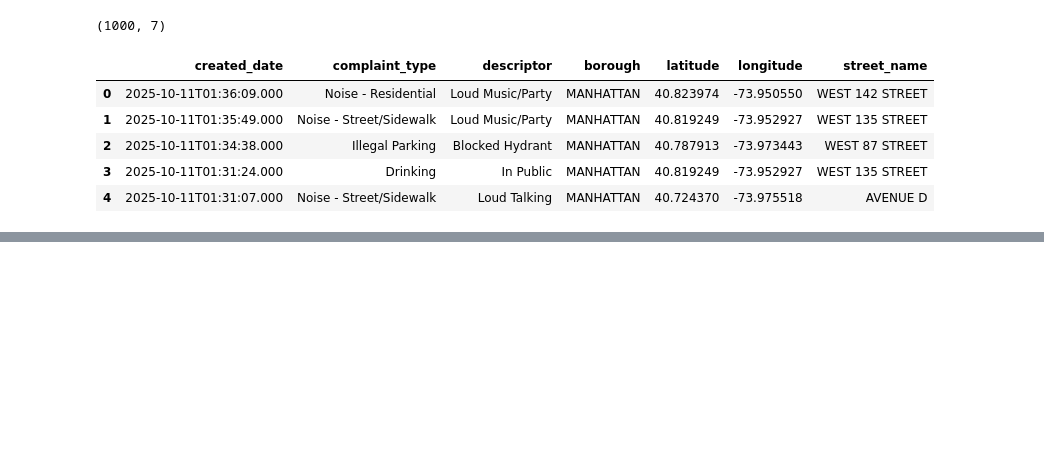
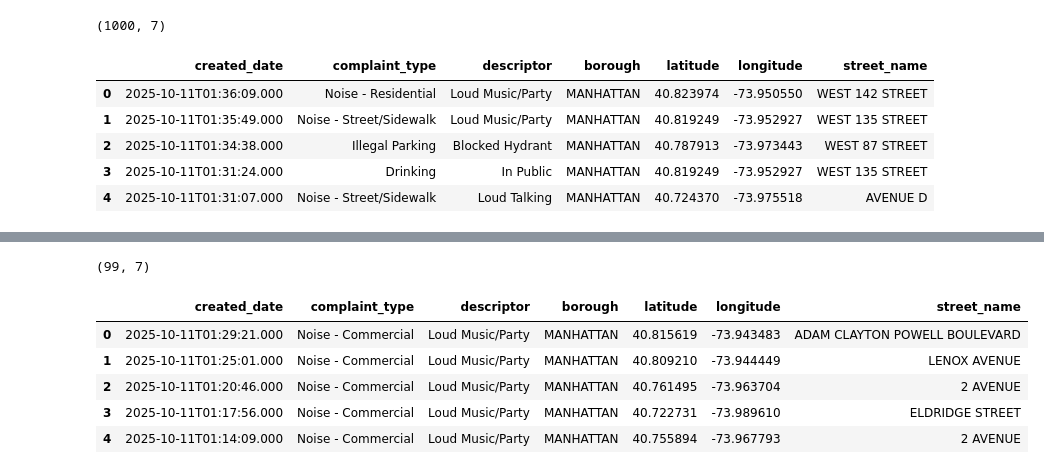
Before and after one commit to Karan-C21/nyc-curbside-congestion, a Jupyter notebook: notebooks/01_data_loading_and_exploration.ipynb, the cells around one changed output, grey strips where cells are left out. Drawn from its saved outputs; the diff is of its cells as text; code cells hidden in the pictures; blank space fills up the shorter version.

Commit message:
Add data exploration, visualizations, and clustering results

```diff
--- a/notebooks/01_data_loading_and_exploration.ipynb
+++ b/notebooks/01_data_loading_and_exploration.ipynb
@@ -13,0 +122,12 @@ df.head()
+# %%
+df_truck_filtered = pd.read_csv("../data/311_truck_filtered.csv")
+print(df_truck_filtered.shape)
+df_truck_filtered.head()
+# %% [output]
+(99, 7)
+|  | created_date | complaint_type | descriptor | borough | latitude | longitude | street_name |
+| 0 | 2025-10-11T01:29:21.000 | Noise - Commercial | Loud Music/Party | MANHATTAN | 40.815619 | -73.943483 | ADAM CLAYTON POWELL BOULEVARD |
+| 1 | 2025-10-11T01:25:01.000 | Noise - Commercial | Loud Music/Party | MANHATTAN | 40.809210 | -73.944449 | LENOX AVENUE |
+| 2 | 2025-10-11T01:20:46.000 | Noise - Commercial | Loud Music/Party | MANHATTAN | 40.761495 | -73.963704 | 2 AVENUE |
+| 3 | 2025-10-11T01:17:56.000 | Noise - Commercial | Loud Music/Party | MANHATTAN | 40.722731 | -73.989610 | ELDRIDGE STREET |
+| 4 | 2025-10-11T01:14:09.000 | Noise - Commercial | Loud Music/Party | MANHATTAN | 40.755894 | -73.967793 | 2 AVENUE |
```
Also changed, not shown: parts of 35 cells of this notebook, 5 other files.
